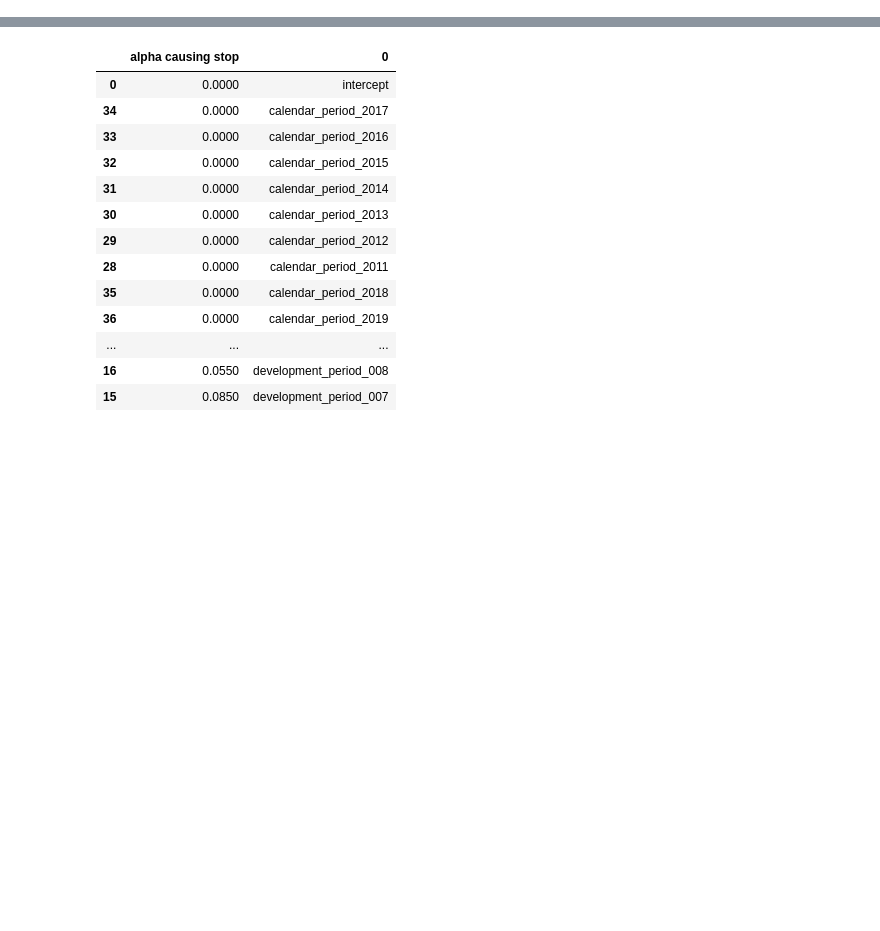
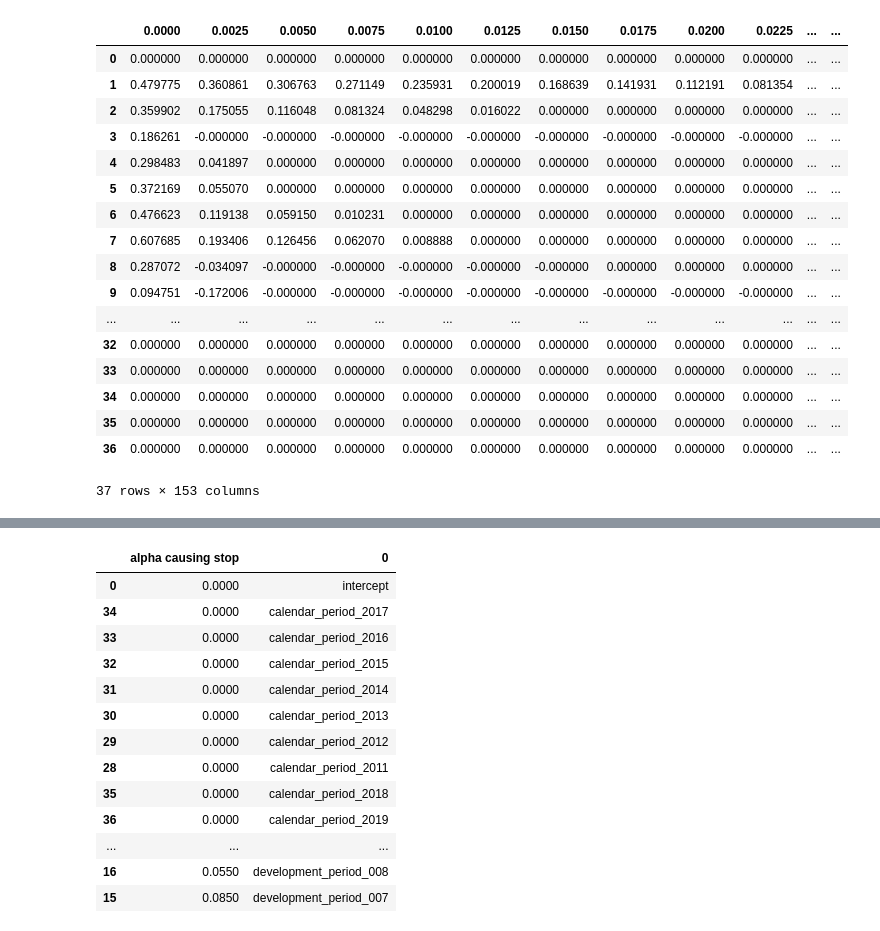
Before and after one commit to rocky-reserving/rocky, a Jupyter notebook: rocky-app/src/rocky/loglinear-dev.ipynb, the cells around one changed output, grey strips where cells are left out. Saved outputs shown, nothing was run; the diff lists cells and outputs as text; code cells hidden in the pictures; blank space fills up the shorter version.

```diff
--- a/rocky-app/src/rocky/loglinear-dev.ipynb
+++ b/rocky-app/src/rocky/loglinear-dev.ipynb
@@ -70,0 +88,21 @@ df
+# %%
+rky.icrfs.LassoFeatureImportance()
+# %% [output]
+|  | 0.0000 | 0.0025 | 0.0050 | 0.0075 | 0.0100 | 0.0125 | 0.0150 | 0.0175 | 0.0200 | 0.0225 | ... | ... |
+| 0 | 0.000000 | 0.000000 | 0.000000 | 0.000000 | 0.000000 | 0.000000 | 0.000000 | 0.000000 | 0.000000 | 0.000000 | ... | ... |
+| 1 | 0.479775 | 0.360861 | 0.306763 | 0.271149 | 0.235931 | 0.200019 | 0.168639 | 0.141931 | 0.112191 | 0.081354 | ... | ... |
+| 2 | 0.359902 | 0.175055 | 0.116048 | 0.081324 | 0.048298 | 0.016022 | 0.000000 | 0.000000 | 0.000000 | 0.000000 | ... | ... |
+| 3 | 0.186261 | -0.000000 | -0.000000 | -0.000000 | -0.000000 | -0.000000 | -0.000000 | -0.000000 | -0.000000 | -0.000000 | ... | ... |
+| 4 | 0.298483 | 0.041897 | 0.000000 | 0.000000 | 0.000000 | 0.000000 | 0.000000 | 0.000000 | 0.000000 | 0.000000 | ... | ... |
+| 5 | 0.372169 | 0.055070 | 0.000000 | 0.000000 | 0.000000 | 0.000000 | 0.000000 | 0.000000 | 0.000000 | 0.000000 | ... | ... |
+| 6 | 0.476623 | 0.119138 | 0.059150 | 0.010231 | 0.000000 | 0.000000 | 0.000000 | 0.000000 | 0.000000 | 0.000000 | ... | ... |
+| 7 | 0.607685 | 0.193406 | 0.126456 | 0.062070 | 0.008888 | 0.000000 | 0.000000 | 0.000000 | 0.000000 | 0.000000 | ... | ... |
+| 8 | 0.287072 | -0.034097 | -0.000000 | -0.000000 | -0.000000 | -0.000000 | -0.000000 | 0.000000 | 0.000000 | 0.000000 | ... | ... |
+| 9 | 0.094751 | -0.172006 | -0.000000 | -0.000000 | -0.000000 | -0.000000 | -0.000000 | -0.000000 | -0.000000 | -0.000000 | ... | ... |
+| ... | ... | ... | ... | ... | ... | ... | ... | ... | ... | ... | ... | ... |
+| 32 | 0.000000 | 0.000000 | 0.000000 | 0.000000 | 0.000000 | 0.000000 | 0.000000 | 0.000000 | 0.000000 | 0.000000 | ... | ... |
+| 33 | 0.000000 | 0.000000 | 0.000000 | 0.000000 | 0.000000 | 0.000000 | 0.000000 | 0.000000 | 0.000000 | 0.000000 | ... | ... |
+| 34 | 0.000000 | 0.000000 | 0.000000 | 0.000000 | 0.000000 | 0.000000 | 0.000000 | 0.000000 | 0.000000 | 0.000000 | ... | ... |
+| 35 | 0.000000 | 0.000000 | 0.000000 | 0.000000 | 0.000000 | 0.000000 | 0.000000 | 0.000000 | 0.000000 | 0.000000 | ... | ... |
+| 36 | 0.000000 | 0.000000 | 0.000000 | 0.000000 | 0.000000 | 0.000000 | 0.000000 | 0.000000 | 0.000000 | 0.000000 | ... | ... |
+37 rows × 153 columns
```
Also changed, not shown: parts of 7 cells of this notebook, 2 other files.
